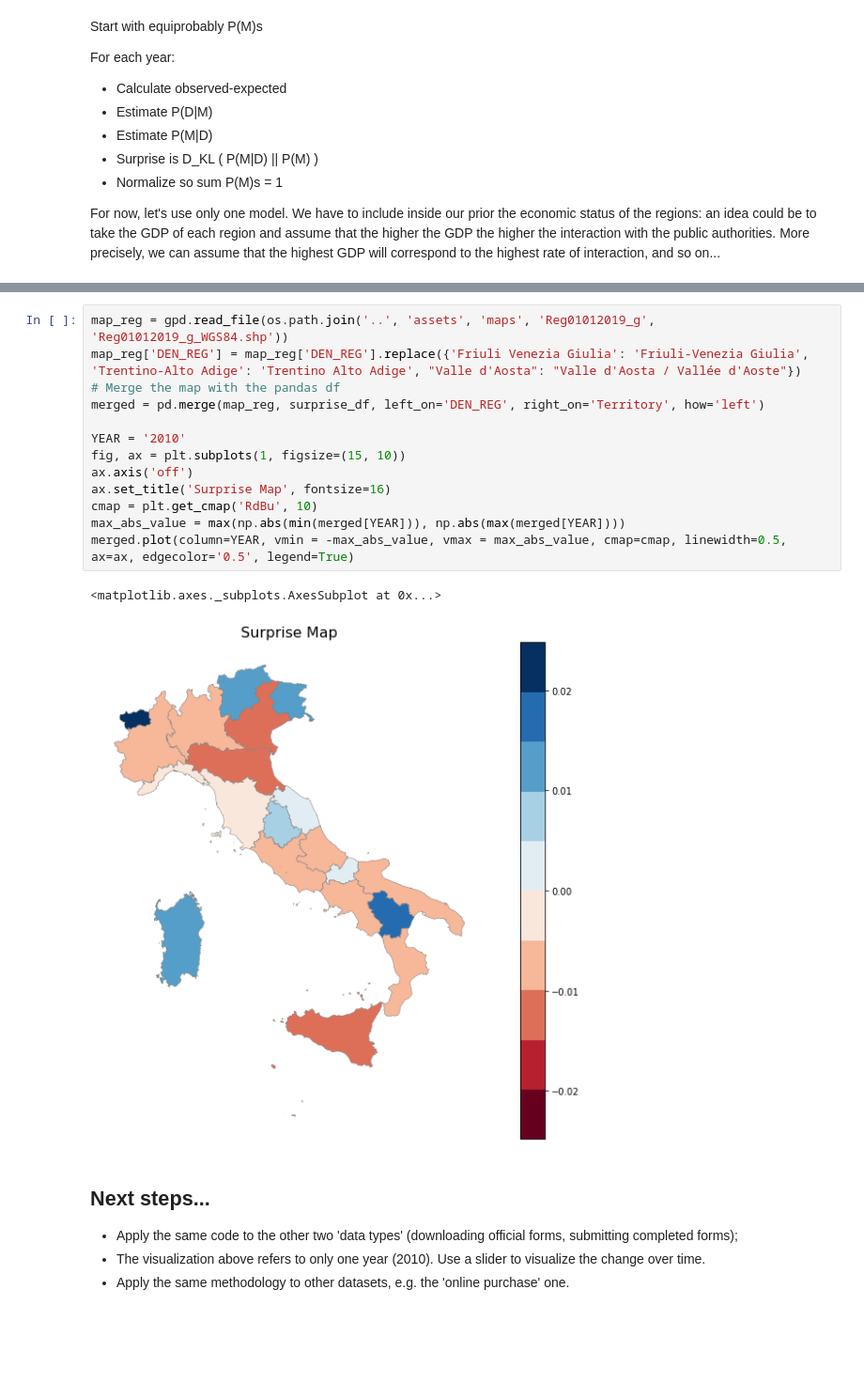
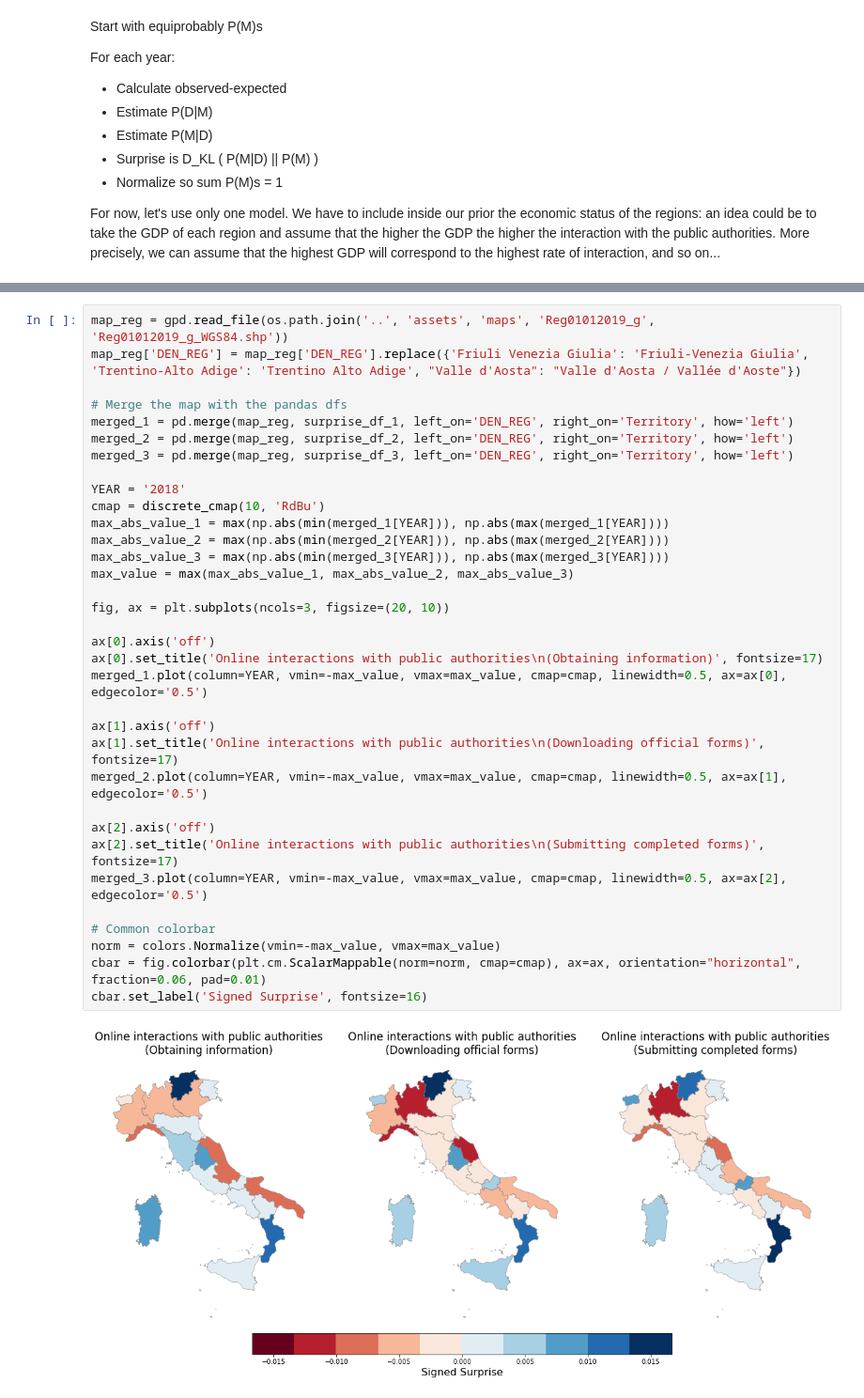
Before and after one commit to mett29/DataViz, a Jupyter notebook: surprise_maps/surprise_map_public_auth.ipynb, the cells around one changed output, grey strips where cells are left out. Shown: that part at 94% size. Drawn from its saved outputs; the diff is of its cells as text; blank space fills up the shorter version.

```diff
--- a/surprise_maps/surprise_map_public_auth.ipynb
+++ b/surprise_maps/surprise_map_public_auth.ipynb
@@ -193,21 +311,36 @@ surprise_df.head(20)
-# %%
-map_reg = gpd.read_file(os.path.join('..', 'assets', 'maps', 'Reg01012019_g', 'Reg01012019_g_WGS84.shp'))
-map_reg['DEN_REG'] = map_reg['DEN_REG'].replace({'Friuli Venezia Giulia': 'Friuli-Venezia Giulia', 'Trentino-Alto Adige': 'Trentino Alto Adige', "Valle d'Aosta": "Valle d'Aosta / Vallée d'Aoste"})
-# Merge the map with the pandas df
-merged = pd.merge(map_reg, surprise_df, left_on='DEN_REG', right_on='Territory', how='left')
-
-YEAR = '2010'
-fig, ax = plt.subplots(1, figsize=(15, 10))
-ax.axis('off')
-ax.set_title('Surprise Map', fontsize=16)
-cmap = plt.get_cmap('RdBu', 10)
-max_abs_value = max(np.abs(min(merged[YEAR])), np.abs(max(merged[YEAR])))
-merged.plot(column=YEAR, vmin = -max_abs_value, vmax = max_abs_value, cmap=cmap, linewidth=0.5, ax=ax, edgecolor='0.5', legend=True)
-# %% [output]
-<matplotlib.axes._subplots.AxesSubplot at 0x...>
-[figure, removed]
-# %% [markdown]
-## Next steps...
-- Apply the same code to the other two 'data types' (downloading official forms, submitting completed forms);
-- The visualization above refers to only one year (2010). Use a slider to visualize the change over time.
-- Apply the same methodology to other datasets, e.g. the 'online purchase' one.
+# %%
+map_reg = gpd.read_file(os.path.join('..', 'assets', 'maps', 'Reg01012019_g', 'Reg01012019_g_WGS84.shp'))
+map_reg['DEN_REG'] = map_reg['DEN_REG'].replace({'Friuli Venezia Giulia': 'Friuli-Venezia Giulia', 'Trentino-Alto Adige': 'Trentino Alto Adige', "Valle d'Aosta": "Valle d'Aosta / Vallée d'Aoste"})
+
+# Merge the map with the pandas dfs
+merged_1 = pd.merge(map_reg, surprise_df_1, left_on='DEN_REG', right_on='Territory', how='left')
+merged_2 = pd.merge(map_reg, surprise_df_2, left_on='DEN_REG', right_on='Territory', how='left')
+merged_3 = pd.merge(map_reg, surprise_df_3, left_on='DEN_REG', right_on='Territory', how='left')
+
+YEAR = '2018'
+cmap = discrete_cmap(10, 'RdBu')
+max_abs_value_1 = max(np.abs(min(merged_1[YEAR])), np.abs(max(merged_1[YEAR])))
+max_abs_value_2 = max(np.abs(min(merged_2[YEAR])), np.abs(max(merged_2[YEAR])))
+max_abs_value_3 = max(np.abs(min(merged_3[YEAR])), np.abs(max(merged_3[YEAR])))
+max_value = max(max_abs_value_1, max_abs_value_2, max_abs_value_3)
+
+fig, ax = plt.subplots(ncols=3, figsize=(20, 10))
+
+ax[0].axis('off')
+ax[0].set_title('Online interactions with public authorities\n(Obtaining information)', fontsize=17)
+merged_1.plot(column=YEAR, vmin=-max_value, vmax=max_value, cmap=cmap, linewidth=0.5, ax=ax[0], edgecolor='0.5')
+
+ax[1].axis('off')
+ax[1].set_title('Online interactions with public authorities\n(Downloading official forms)', fontsize=17)
+merged_2.plot(column=YEAR, vmin=-max_value, vmax=max_value, cmap=cmap, linewidth=0.5, ax=ax[1], edgecolor='0.5')
+
+ax[2].axis('off')
+ax[2].set_title('Online interactions with public authorities\n(Submitting completed forms)', fontsize=17)
+merged_3.plot(column=YEAR, vmin=-max_value, vmax=max_value, cmap=cmap, linewidth=0.5, ax=ax[2], edgecolor='0.5')
+
+# Common colorbar
+norm = colors.Normalize(vmin=-max_value, vmax=max_value)
+cbar = fig.colorbar(plt.cm.ScalarMappable(norm=norm, cmap=cmap), ax=ax, orientation="horizontal", fraction=0.06, pad=0.01)
+cbar.set_label('Signed Surprise', fontsize=16)
+# %% [output]
+[figure, added]
```
Also changed, not shown: parts of 27 cells of this notebook, 5 other files.
